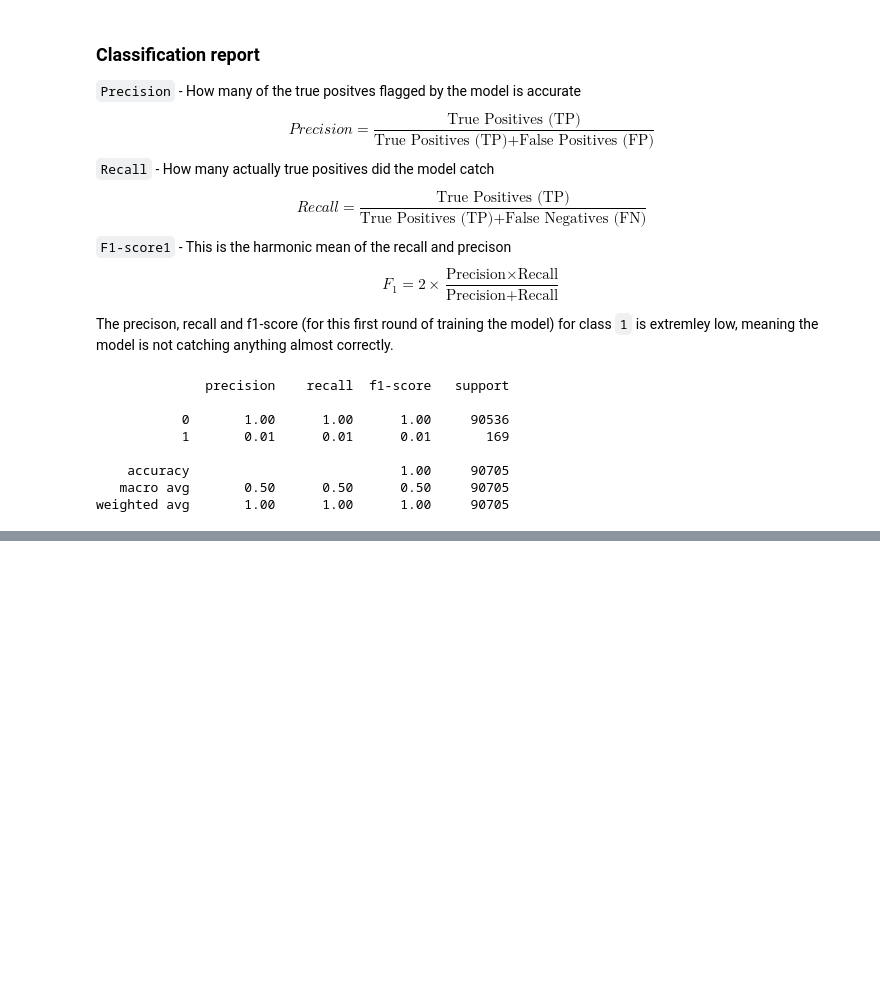
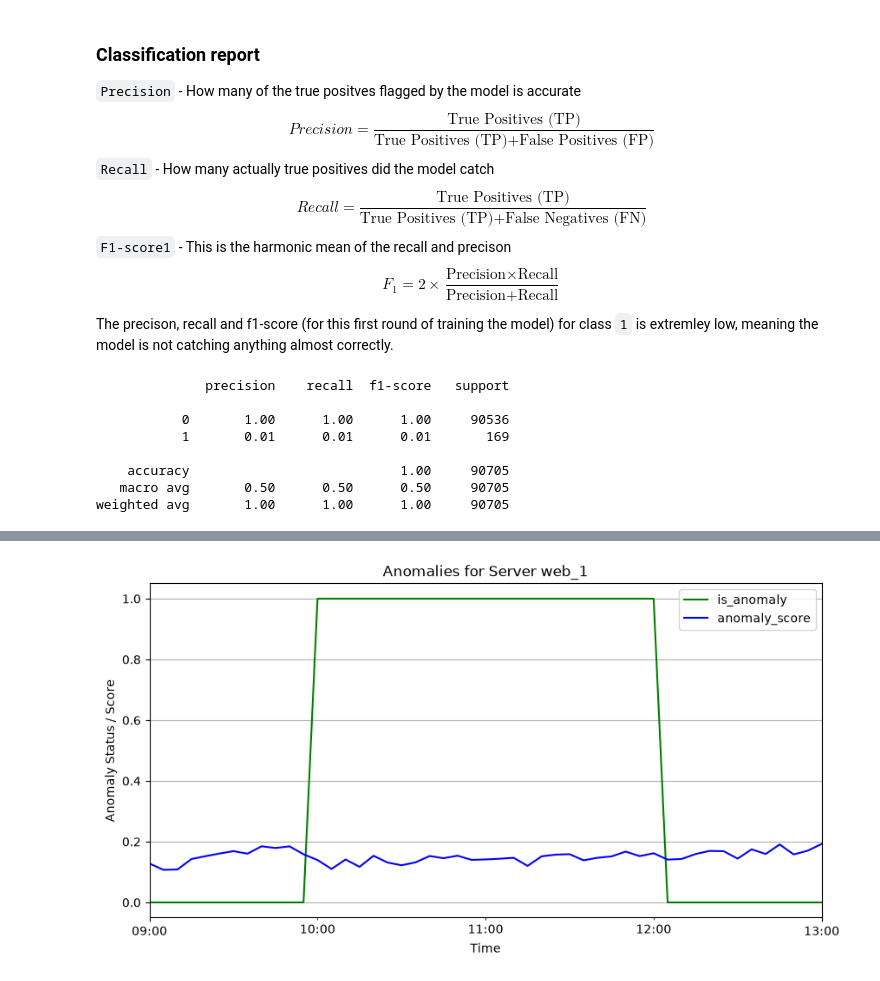
Before and after one commit to RkP17/infra-anomaly-detection, a Jupyter notebook: notebooks/modeling.ipynb, the cells around one changed output, grey strips where cells are left out. Cells and saved outputs as stored; diff of their text form; code cells hidden in the pictures; blank space fills up the shorter version.

```diff
--- a/notebooks/modeling.ipynb
+++ b/notebooks/modeling.ipynb
@@ -22,6 +22,3 @@ df.head()
 Dropping the following:
 - `timestamp`: raw datetime, not usuable
 - `server_id`: just use the lable or identifier
-# %%
-df = df.drop(columns=["timestamp","server_id"])
-print(df.columns)
@@ -48,9 +27,10 @@ Index(['cpu_percent', 'memory_percent', 'disk_io', 'is_anomaly',
 # %%
 y = df['is_anomaly']
 # `is_anomaly`: this is the ground truth label, and shoulnd't be used during training
-X = df.drop(columns=["is_anomaly"])
+X = df.drop(columns=["timestamp","server_id","is_anomaly","anomaly_type"])
 
 print(X.shape)
+print(X.columns)
 print(y.value_counts())
 # %% [output]
 (90705, 40)
@@ -107,0 +111,4 @@ weighted avg       1.00      1.00      1.00     90705
+# %%
+df['anomaly_score'] = clf.decision_function(X)
+print(df[df['is_anomaly'] == 1]['anomaly_score'].describe())
+print(df[df['is_anomaly'] == 0]['anomaly_score'].describe())
@@ -107,0 +141,21 @@ weighted avg       1.00      1.00      1.00     90705
+# %%
+import matplotlib.pyplot as plt\
+
+df['timestamp'] = pd.to_datetime(df['timestamp'])
+
+start_time = '2025-01-10 09:00:00'
+end_time = '2025-01-10 13:00:00'
+
+condition = (df['server_id'] == 'web_1') & (df['timestamp'].between(start_time, end_time))
+
+plot_data = df[condition][['timestamp','is_anomaly', 'anomaly_score']]
+print(plot_data)
+
+plot_data = plot_data.set_index('timestamp') # make timestamp the index of the dataframe
+
+plot_data.plot(figsize=(10, 5), kind='line',color=['green','blue'], title='Anomalies for Server web_1')
+plt.ylabel('Anomaly Status / Score')
+plt.xlabel('Time')
+plt.grid(True)
+plt.show()
+# %% [output]
@@ -107,0 +179 @@ weighted avg       1.00      1.00      1.00     90705
+[figure, added]
```
Also changed, not shown: parts of 18 cells of this notebook, 3 other files.
